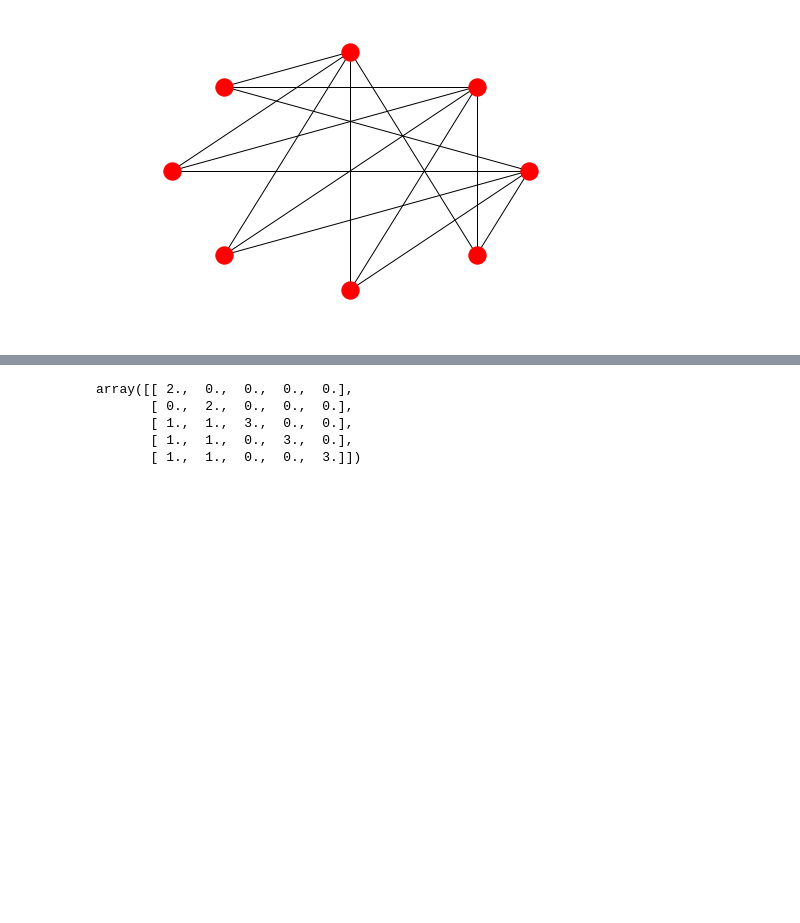
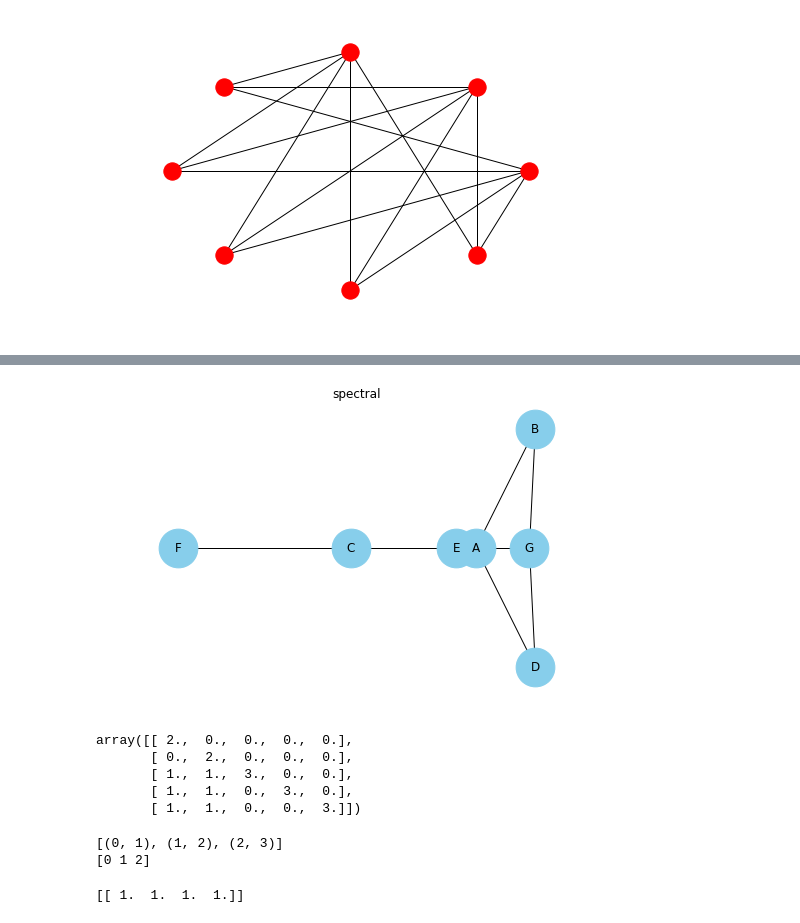
Before and after one commit to Thanosro/py_graphs, a Jupyter notebook: graph_test.ipynb, the cells around one changed output, grey strips where cells are left out. Drawn from its saved outputs; the diff is of its cells as text; code cells hidden in the pictures; blank space fills up the shorter version.

```diff
--- a/graph_test.ipynb
+++ b/graph_test.ipynb
@@ -97,3 +122,40 @@ plt.show()
+# %%
+# libraries
+import pandas as pd
+import numpy as np
+import networkx as nx
+import matplotlib.pyplot as plt
+
+# Build a dataframe with your connections
+df = pd.DataFrame({ 'from':['A', 'B', 'C','A','E','F','E','G','G','D','F'], 'to':['D', 'A', 'E','C','A','F','G','D','B','G','C']})
+df
+
+# Build your graph
+G=nx.from_pandas_dataframe(df, 'from', 'to')
+
+# # Fruchterman Reingold
+# nx.draw(G, with_labels=True, node_size=1500, node_color="skyblue", pos=nx.fruchterman_reingold_layout(G))
+# plt.title("fruchterman_reingold")
+
+# # Circular
+# nx.draw(G, with_labels=True, node_size=1500, node_color="skyblue", pos=nx.circular_layout(G))
+# plt.title("circular")
+
+# # Random
+# nx.draw(G, with_labels=True, node_size=1500, node_color="skyblue", pos=nx.random_layout(G))
+# plt.title("random")
+
+# Spectral
+nx.draw(G, with_labels=True, node_size=1500, node_color="skyblue", pos=nx.spectral_layout(G))
+plt.title("spectral")
+
+# # Spring
+# nx.draw(G, with_labels=True, node_size=1500, node_color="skyblue", pos=nx.spring_layout(G))
+# plt.title("spring")
+
+plt.show()
+# %% [output]
+[figure, added]
 # %%
 # test code for block matrices
 A = np.eye(2) * 2
@@ -108,3 +170,14 @@ array([[ 2.,  0.,  0.,  0.,  0.],
        [ 1.,  1.,  3.,  0.,  0.],
        [ 1.,  1.,  0.,  3.,  0.],
        [ 1.,  1.,  0.,  0.,  3.]])
+# %%
+e = (zip(range(0, 3), range(1, 4)))
+print(list(e))
+print(np.array(range(0, 3)))
+# %% [output]
+[(0, 1), (1, 2), (2, 3)]
+[0 1 2]
+# %%
+print(np.ones([1, 4]))
+# %% [output]
+[[ 1.  1.  1.  1.]]
```
Also changed, not shown: parts of 7 cells of this notebook.
